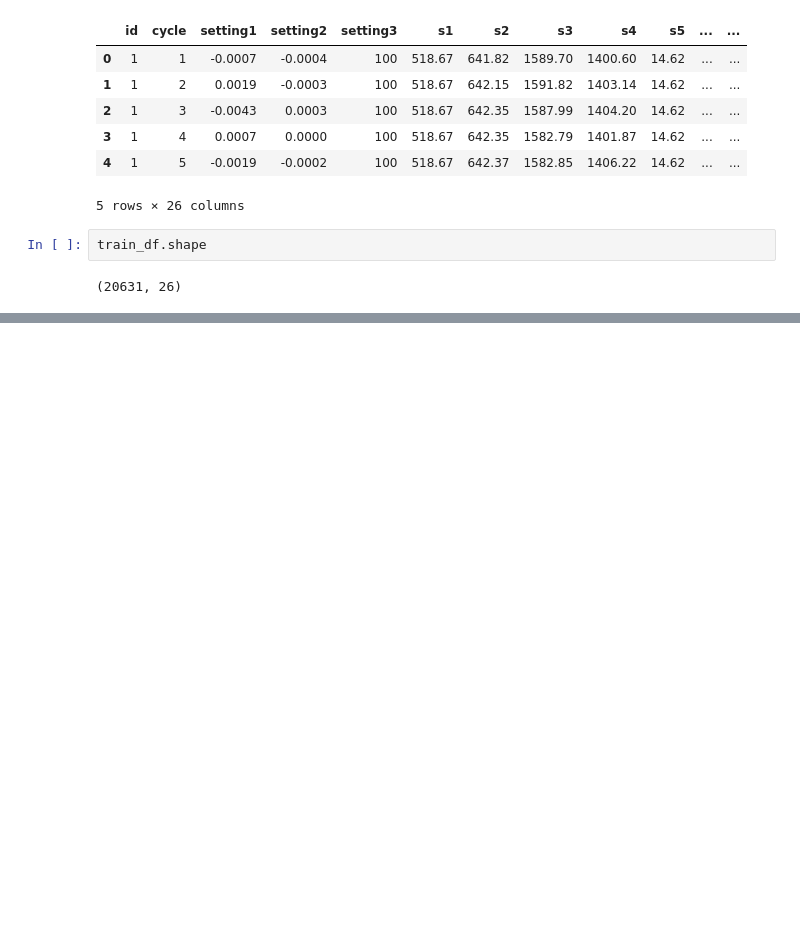
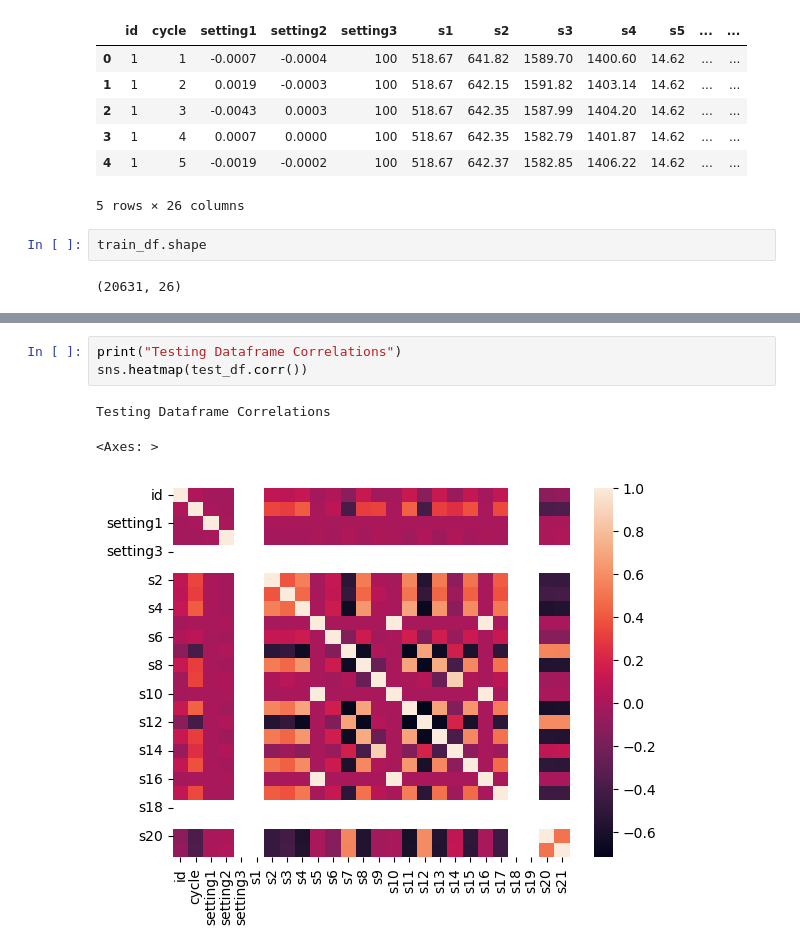
Before and after one commit to chunlkin/Aircraft-Sensor-and-Engine-Performance, a Jupyter notebook: Aircraft.ipynb, the cells around one changed output, grey strips where cells are left out. Saved outputs shown, nothing was run; the diff lists cells and outputs as text; blank space fills up the shorter version.

```diff
--- a/Aircraft.ipynb
+++ b/Aircraft.ipynb
@@ -18,0 +157,7 @@ train_df.shape
+# %%
+print("Testing Dataframe Correlations")
+sns.heatmap(test_df.corr())
+# %% [output]
+Testing Dataframe Correlations
+<Axes: >
+[figure, added]
```
Also changed, not shown: parts of 26 cells of this notebook.
